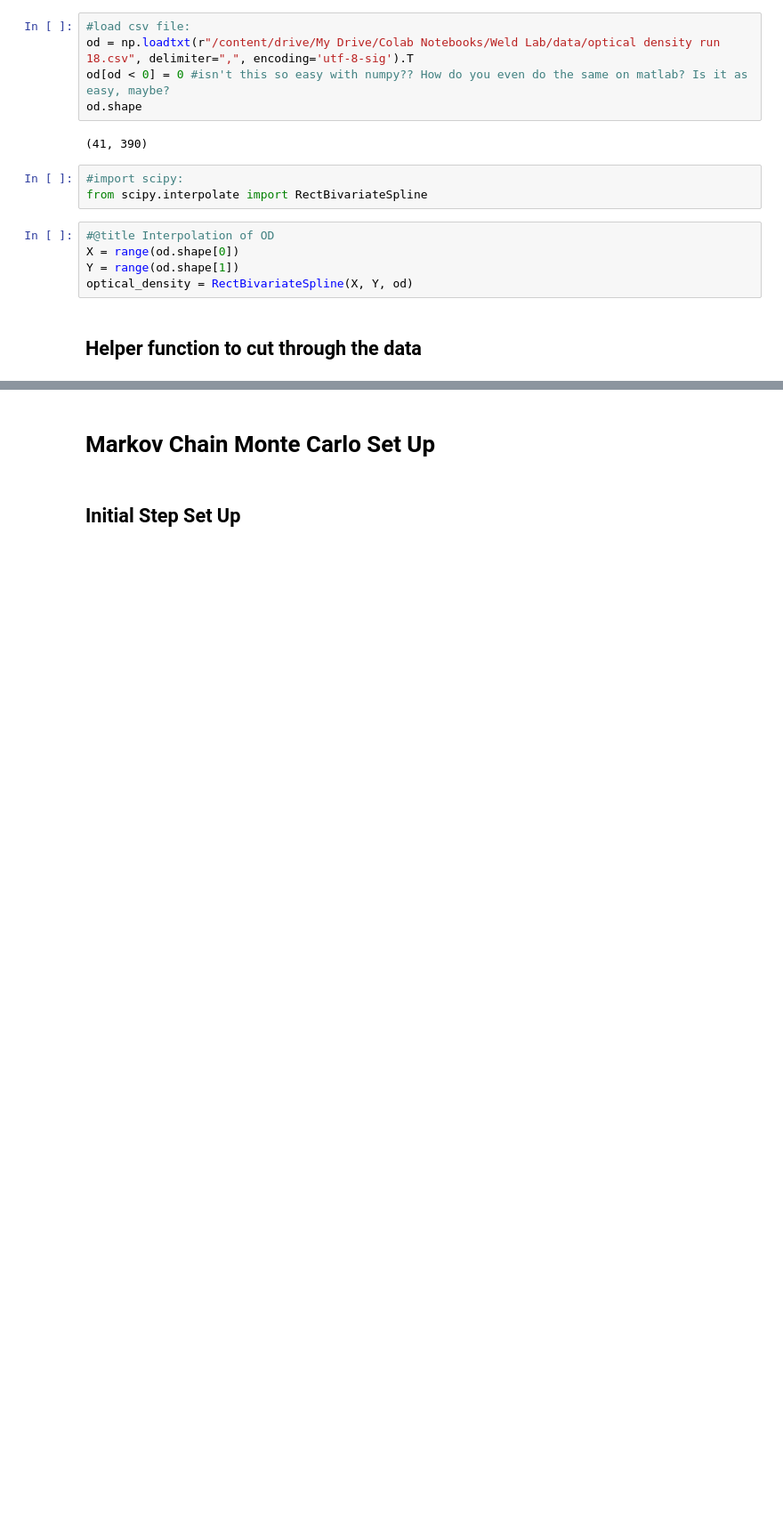
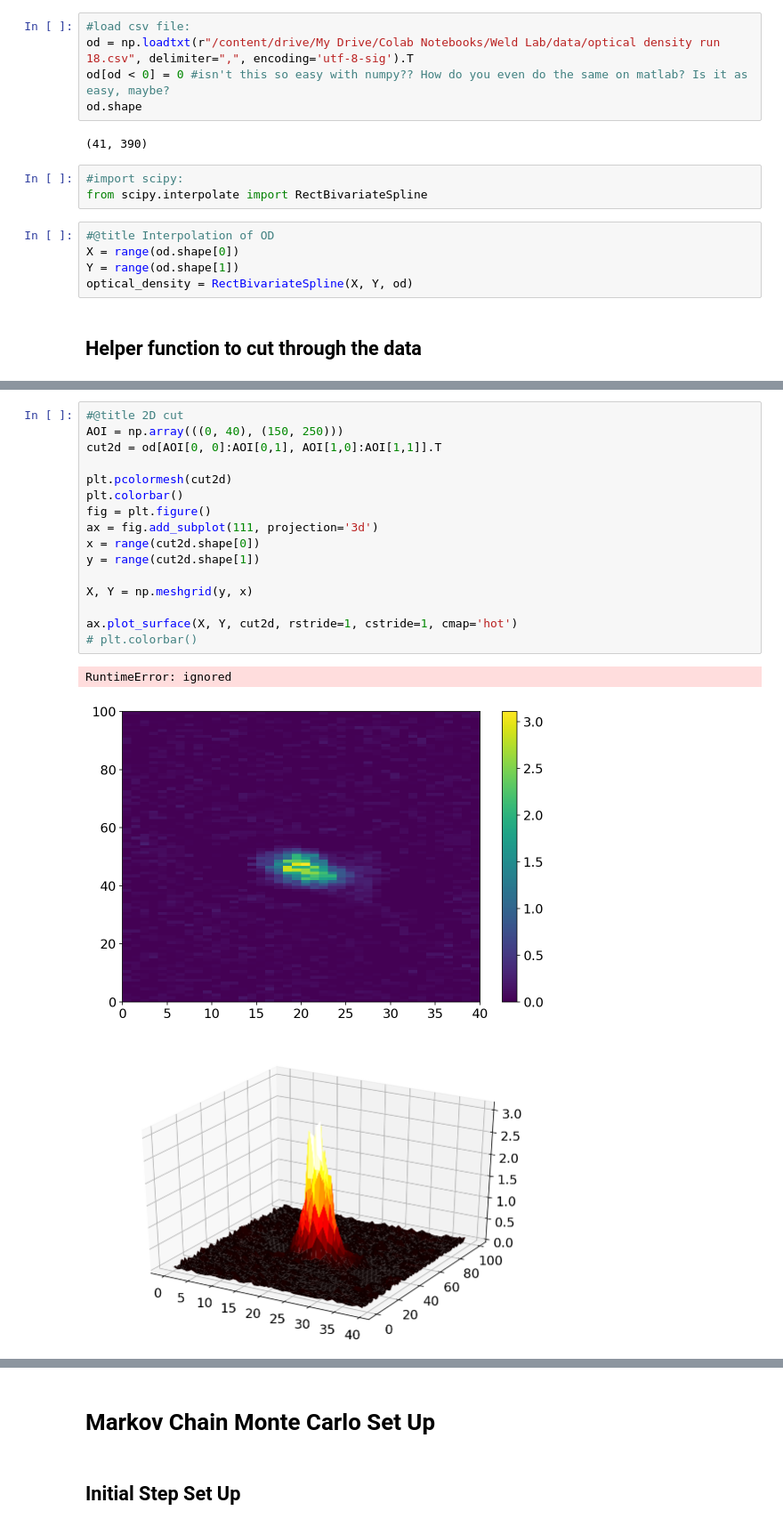
Before and after one commit to weldlabucsb/mcmc, a Jupyter notebook: mcmc_nuts_clean.ipynb, the cells around one changed output, grey strips where cells are left out. Shown at 89% size. Cells and saved outputs as stored; diff of their text form; blank space fills up the shorter version.

```diff
--- a/mcmc_nuts_clean.ipynb
+++ b/mcmc_nuts_clean.ipynb
@@ -117,0 +166,20 @@ plt.plot(Slice)
+# %%
+#@title 2D cut
+AOI = np.array(((0, 40), (150, 250)))
+cut2d = od[AOI[0, 0]:AOI[0,1], AOI[1,0]:AOI[1,1]].T
+
+plt.pcolormesh(cut2d)
+plt.colorbar()
+fig = plt.figure()
+ax = fig.add_subplot(111, projection='3d')
+x = range(cut2d.shape[0])
+y = range(cut2d.shape[1])
+
+X, Y = np.meshgrid(y, x)
+
+ax.plot_surface(X, Y, cut2d, rstride=1, cstride=1, cmap='hot')
+# plt.colorbar()
+# %% [output]
+RuntimeError: ignored
+[figure, added]
+[figure, added]
```
Also changed, not shown: parts of 30 cells of this notebook.
